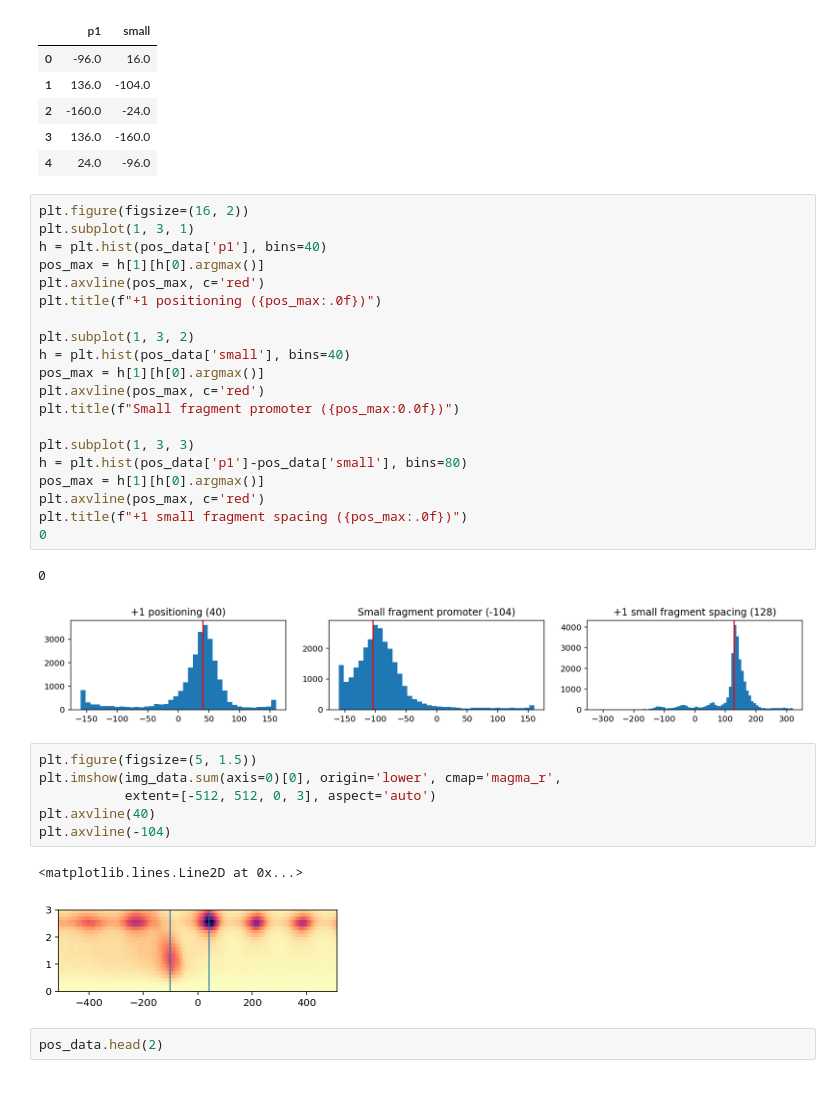
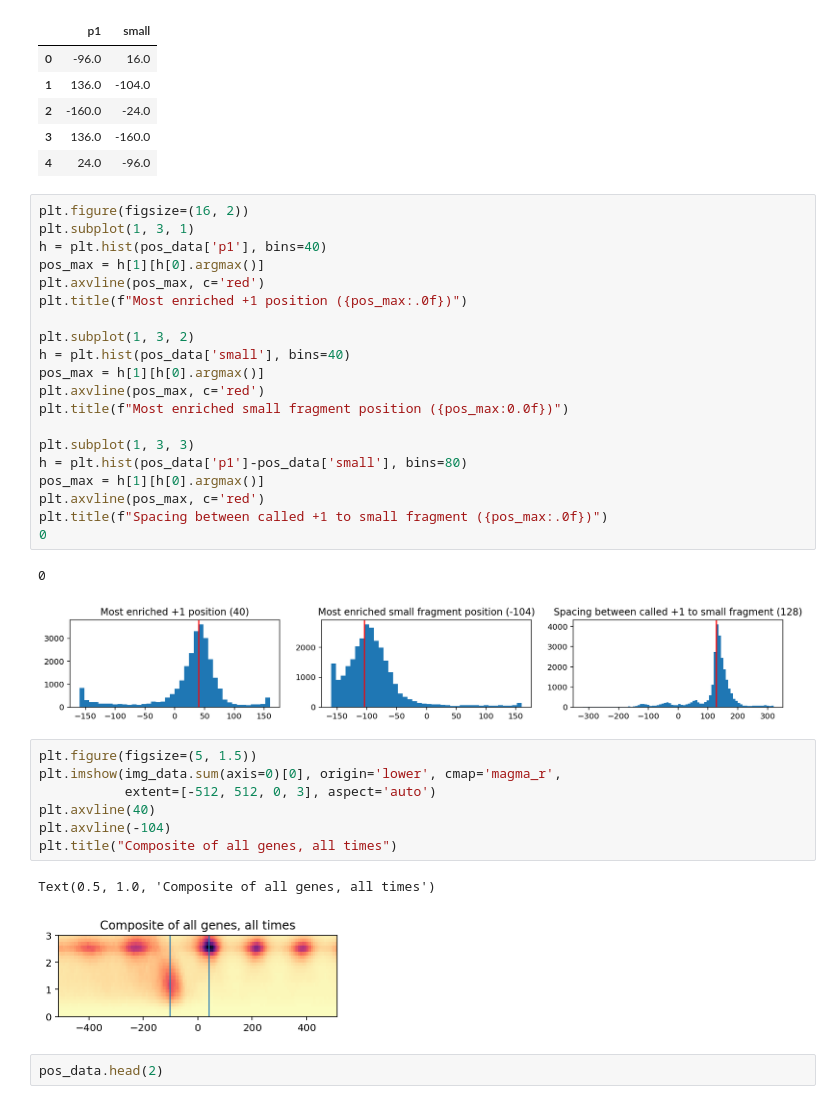
Before and after one commit to HarteminkLab/chromatin-transformers, a Jupyter notebook: Data_analysis_TSS_+1.ipynb, the cells around one changed output. Saved outputs shown, nothing was run; the diff lists cells and outputs as text.

```diff
--- a/Data_analysis_TSS_+1.ipynb
+++ b/Data_analysis_TSS_+1.ipynb
@@ -57,32 +57,33 @@ plt.subplot(1, 3, 1)
 h = plt.hist(pos_data['p1'], bins=40)
 pos_max = h[1][h[0].argmax()]
 plt.axvline(pos_max, c='red')
-plt.title(f"+1 positioning ({pos_max:.0f})")
+plt.title(f"Most enriched +1 position ({pos_max:.0f})")
 
 plt.subplot(1, 3, 2)
 h = plt.hist(pos_data['small'], bins=40)
 pos_max = h[1][h[0].argmax()]
 plt.axvline(pos_max, c='red')
-plt.title(f"Small fragment promoter ({pos_max:0.0f})")
+plt.title(f"Most enriched small fragment position ({pos_max:0.0f})")
 
 plt.subplot(1, 3, 3)
 h = plt.hist(pos_data['p1']-pos_data['small'], bins=80)
 pos_max = h[1][h[0].argmax()]
 plt.axvline(pos_max, c='red')
-plt.title(f"+1 small fragment spacing ({pos_max:.0f})")
+plt.title(f"Spacing between called +1 to small fragment ({pos_max:.0f})")
 0
 # %% [output]
 0
-[figure, old version]
+[figure, new version]
 # %%
 plt.figure(figsize=(5, 1.5))
 plt.imshow(img_data.sum(axis=0)[0], origin='lower', cmap='magma_r',
            extent=[-512, 512, 0, 3], aspect='auto')
 plt.axvline(40)
 plt.axvline(-104)
+plt.title("Composite of all genes, all times")
 # %% [output]
-<matplotlib.lines.Line2D at 0x...>
+Text(0.5, 1.0, 'Composite of all genes, all times')
-[figure, old version]
+[figure, new version]
 # %%
 pos_data.head(2)
 # %% [output]
```
Also changed, not shown: 7 other files.
